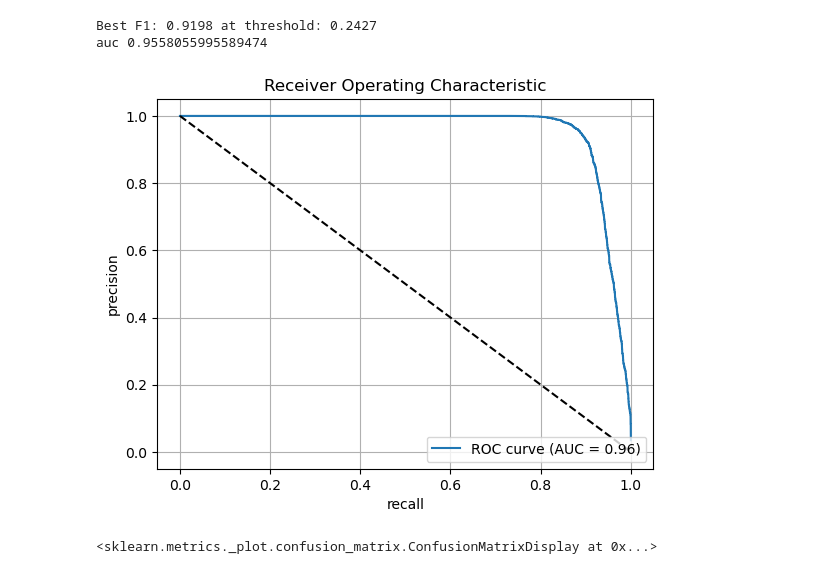
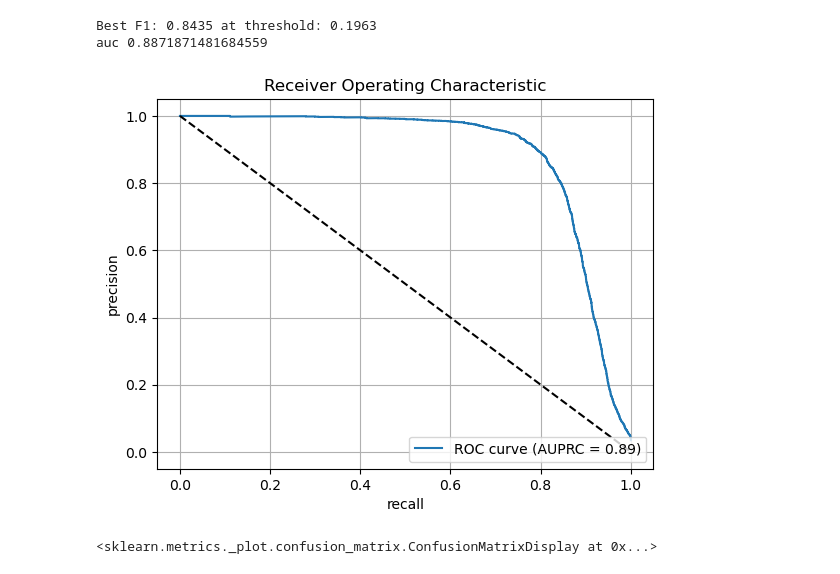
Before and after one commit to zamiulalam/FindingFraud, a Jupyter notebook: notebooks/agekow_training.ipynb, the cells around one changed output. Saved outputs shown, nothing was run; the diff lists cells and outputs as text; code cells hidden in the pictures.

```diff
--- a/notebooks/agekow_training.ipynb
+++ b/notebooks/agekow_training.ipynb
@@ -98 +98,7 @@ df['uid'].nunique()
+# %%
+with open("drop_columns.txt") as f:
+    to_drop = f.readlines()
+
+to_drop = [item.strip() for item in to_drop]
+df = df.drop(columns=to_drop)
 # %%
@@ -118,26 +121,30 @@ for i in range(len(d)):
 # %%
-# Fill NaN for V columns with mean values
-v_columns = [str(col) for col in df.columns if str(col).startswith("V")]
-df = df.fillna(df[v_columns].mean())
+# # Fill NaN for V columns with mean values
+# v_columns = [str(col) for col in df.columns if str(col).startswith("V")]
+# df = df.fillna(df[v_columns].mean())
 # %%
 from sklearn.model_selection import train_test_split
-
 y = df["isFraud"]
-X = df.drop(columns=["isFraud", "uid"])
-X_train, X_test, y_train, y_test = train_test_split(X, y, test_size=0.2, random_state=42, stratify=y)
+X = df.drop(columns=["isFraud", "uid", "card1", "addr1", "D1", "TransactionID", "D1n"])
+# X = df.drop(columns=["isFraud", "uid", "TransactionID"])
+# X = X[top_features['feature'].values]
+X_train, X_test, y_train, y_test = train_test_split(X, y, test_size=0.2, random_state=120, stratify=y)
 # %%
 params = {"device":"cuda", "objective":"binary:logistic",
-                "eval_metric":"logloss",
-                'learning_rate': 0.12,
+                "eval_metric":"aucpr", #logloss
+                'learning_rate': 0.1,
                 'max_depth': 12, }
 
-dtrain = xgb.DMatrix(X, label=y)
+dtrain = xgb.DMatrix(X_train, label=y_train)
 dval = xgb.DMatrix(X_test, label=y_test)
 
 model = xgb.train(params, dtrain, num_boost_round=150)
-importance = model.get_score(importance_type='gain')
+importance = model.get_score(importance_type='weight')
 
+model.save_model("model.json")
 y_prob = model.predict(dval)
+
+del dtrain, dval, X_train, y_train, X_test
 # %%
 
 # Compute ROC curve and AUC
@@ -160,34 +167,34 @@ plt.show()
 # %%
 
 # Compute ROC curve and AUC
 precision, recall, threshold = precision_recall_curve(y_test.astype(int).values, y_prob)
 f1_scores = 2 * precision * recall / (precision + recall + 1e-8)
 
 optimal_idx = np.argmax(tpr - fpr)
 optimal_threshold = threshold[optimal_idx]
 
 best_index = np.argmax(f1_scores)
 best_threshold = threshold[best_index]
 
 roc_auc = auc(recall, precision)
 print(f"Best F1: {f1_scores[best_index]:.4f} at threshold: {best_threshold:.4f}")
 print("auc", roc_auc)
 plt.figure()
-plt.plot(recall,precision, label=f'ROC curve (AUC = {roc_auc:.2f})')
+plt.plot(recall,precision, label=f'ROC curve (AUPRC = {roc_auc:.2f})')
 plt.plot([0, 1], [1, 0], 'k--')  # Diagonal line
 plt.xlabel('recall')
 plt.ylabel('precision')
 plt.title('Receiver Operating Characteristic')
 plt.legend(loc='lower right')
 plt.grid(True)
 plt.show()
 
 y_pred = y_prob > best_threshold
 y_pred = (y_pred == 1).astype(int)
 # %% [output]
-Best F1: 0.9198 at threshold: 0.2427
-auc 0.9558055995589474
+Best F1: 0.8435 at threshold: 0.1963
+auc 0.8871871481684559
-[figure, old version]
+[figure, new version]
 # %%
 cm = confusion_matrix(y_test, y_pred)
 disp = ConfusionMatrixDisplay(confusion_matrix=cm, display_labels=[0, 1])
```
Also changed, not shown: parts of 19 cells of this notebook, 7 other files.
